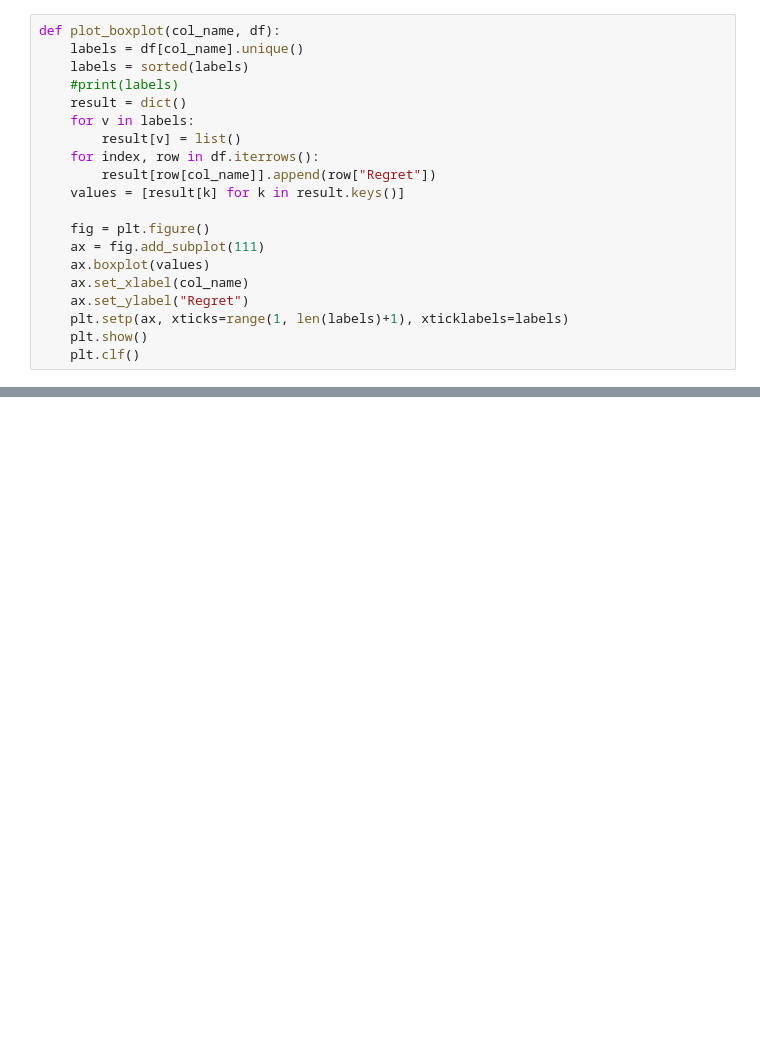
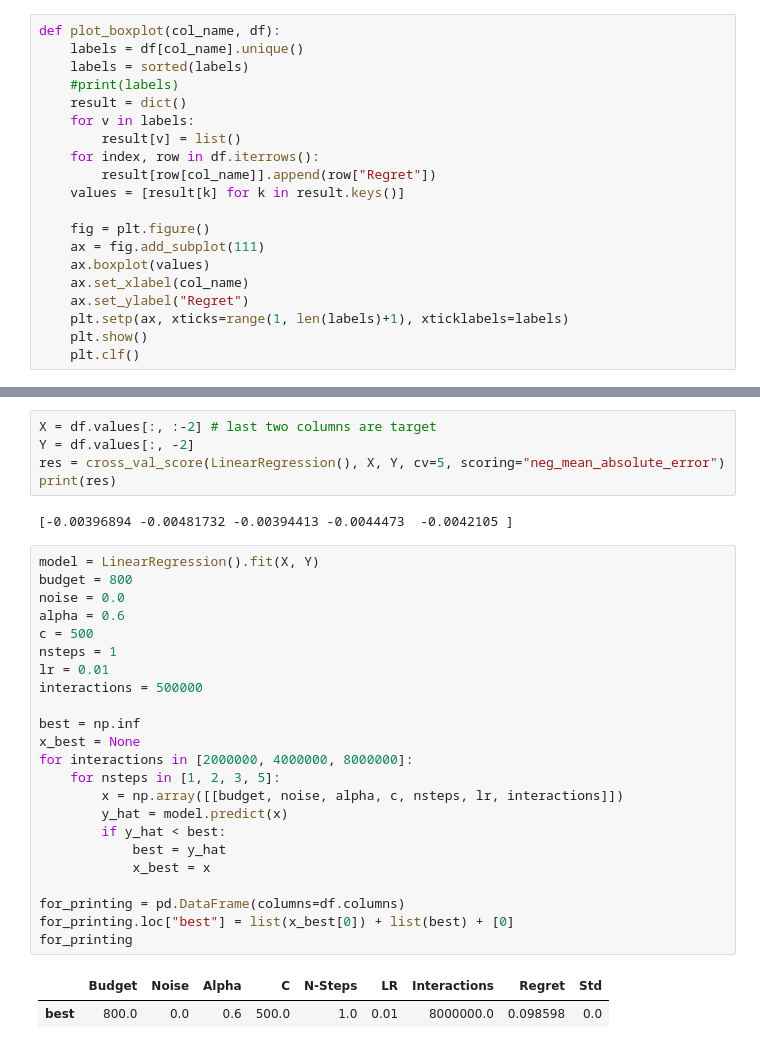
Before and after one commit to wernerth94/rl_al, a Jupyter notebook: doc/gridsearch_study.ipynb, the cells around one changed output, grey strips where cells are left out. Cells and saved outputs as stored; diff of their text form; blank space fills up the shorter version.

```diff
--- a/doc/gridsearch_study.ipynb
+++ b/doc/gridsearch_study.ipynb
@@ -145,0 +151,33 @@ plot_boxplot("Noise", df)
+# %%
+X = df.values[:, :-2] # last two columns are target
+Y = df.values[:, -2]
+res = cross_val_score(LinearRegression(), X, Y, cv=5, scoring="neg_mean_absolute_error")
+print(res)
+# %% [output]
+[-0.00396894 -0.00481732 -0.00394413 -0.0044473  -0.0042105 ]
+# %%
+model = LinearRegression().fit(X, Y)
+budget = 800
+noise = 0.0
+alpha = 0.6
+c = 500
+nsteps = 1
+lr = 0.01
+interactions = 500000
+
+best = np.inf
+x_best = None
+for interactions in [2000000, 4000000, 8000000]:
+    for nsteps in [1, 2, 3, 5]:
+        x = np.array([[budget, noise, alpha, c, nsteps, lr, interactions]])
+        y_hat = model.predict(x)
+        if y_hat < best:
+            best = y_hat
+            x_best = x
+
+for_printing = pd.DataFrame(columns=df.columns)
+for_printing.loc["best"] = list(x_best[0]) + list(best) + [0]
+for_printing
+# %% [output]
+|  | Budget | Noise | Alpha | C | N-Steps | LR | Interactions | Regret | Std |
+| best | 800.0 | 0.0 | 0.6 | 500.0 | 1.0 | 0.01 | 8000000.0 | 0.098598 | 0.0 |
```
Also changed, not shown: parts of 12 cells of this notebook, 18 other files.
